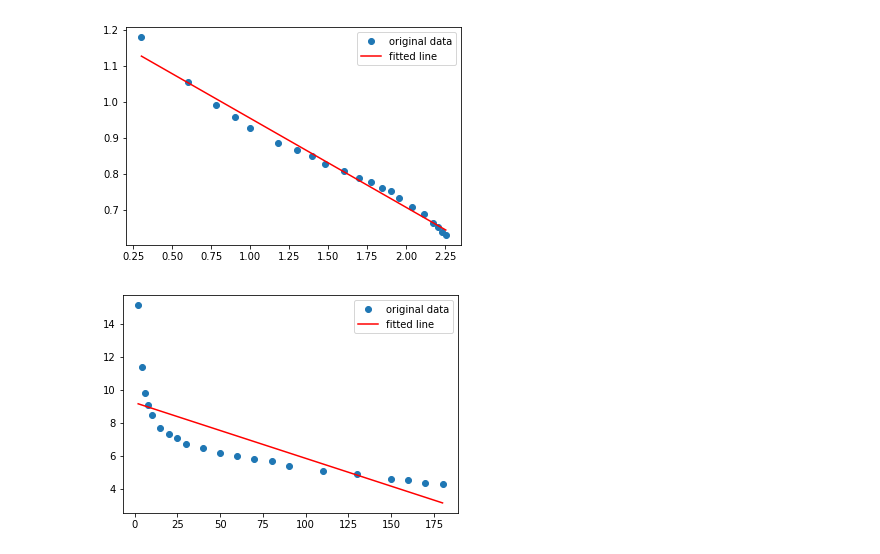
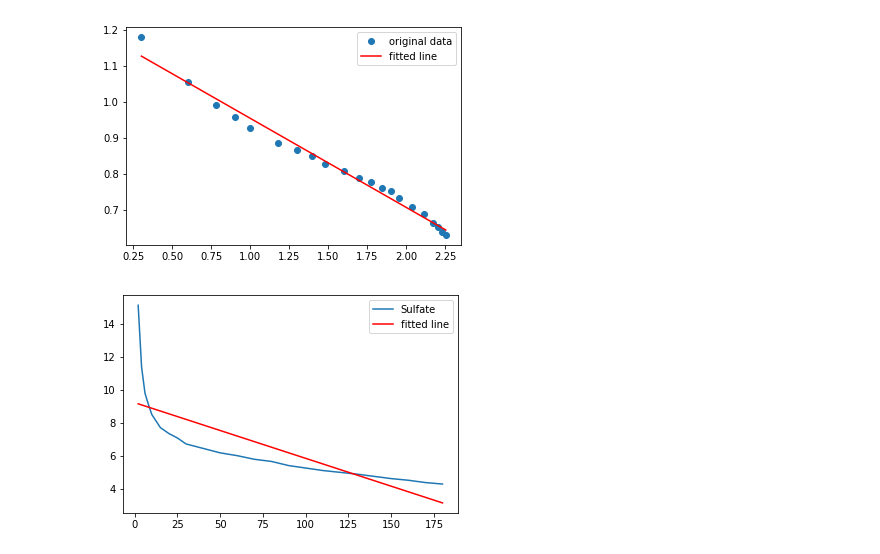
Before and after one commit to behroozmrd47/CS-498-AML-HW5, a Jupyter notebook: 7.9.ipynb, the cells around one changed output. Drawn from its saved outputs; the diff is of its cells as text; code cells hidden in the pictures.

```diff
--- a/7.9.ipynb
+++ b/7.9.ipynb
@@ -35,8 +38,10 @@ plt.show()
 # %%
-slope, intercept, r_value, p_value, std_err = linregress(df.Hours, df.Sulfate)
-plt.plot(df.Hours, df.Sulfate, 'o', label='original data')
-plt.plot(df.Hours, intercept + slope*df.Hours, 'r', label='fitted line')
+x = df.Hours
+y = df.Sulfate
+slope, intercept, r_value, p_value, std_err = linregress(x, y)
+plt.plot(x, y)
+plt.plot(x, intercept + slope*x, 'r', label='fitted line')
 plt.legend()
 plt.show()
 # %% [output]
-[figure, old version]
+[figure, new version]
```
Also changed, not shown: parts of 7 cells of this notebook.
